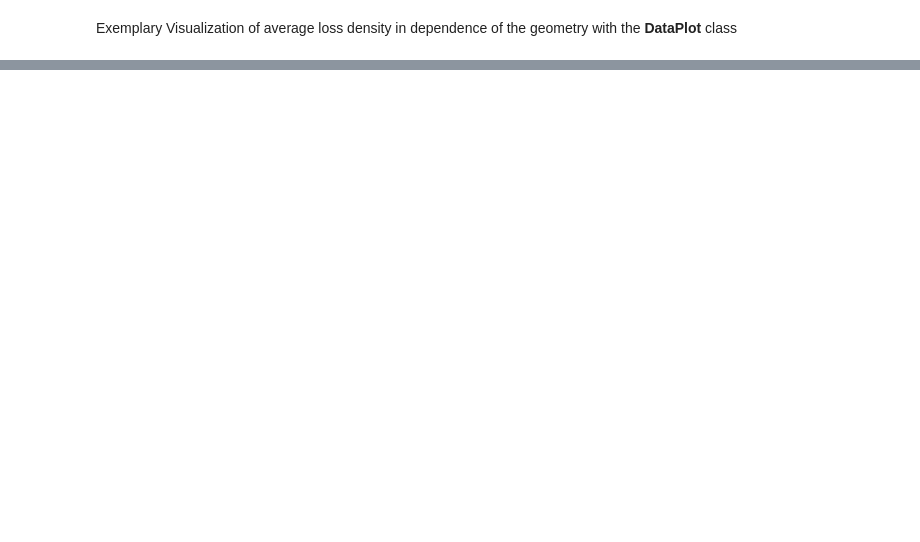
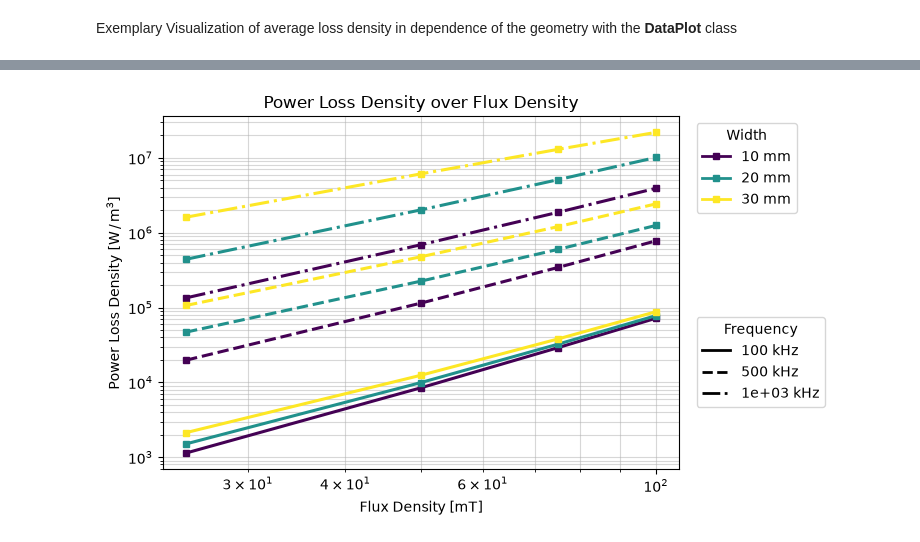
Before and after one commit to upb-lea/MPhSweepKit, a Jupyter notebook: examples/studies/infinite_ferrite_cross_sections/script_3_plot.ipynb, the cells around one changed output, grey strips where cells are left out. Cells and saved outputs as stored; diff of their text form; code cells hidden in the pictures; blank space fills up the shorter version.

```diff
--- a/examples/studies/infinite_ferrite_cross_sections/script_3_plot.ipynb
+++ b/examples/studies/infinite_ferrite_cross_sections/script_3_plot.ipynb
@@ -91,0 +92,44 @@ plt.show()
+# %%
+# Filter data
+dp_filtered = dp.filter_rows({"freq": [100, 500, 1000]})
+
+fig, ax = plt.subplots(figsize=(7.5, 4.5))
+
+custom_settings = PlotSettings(
+    x_scale="log",
+    y_scale="log",
+    show_grid=True,
+    grid_which="both",
+    grid_alpha=0.5,
+    marker="s",
+    marker_size=5,
+    line_width=2.2,
+    color_map_name="viridis",
+    line_styles=("-", "--", "-.", ":"),
+    show_color_legend=True,
+    show_style_legend=True,
+    use_tight_layout=True
+)
+
+dp_filtered.y_over_x_with_color_and_style(
+    ax,
+    y_col="p_loss",
+    x_col="b_mean",
+    color_col="w",
+    style_col="freq",
+    settings=custom_settings,
+    text_overrides=PlotTextOverrides(
+        x_label="Flux Density",
+        x_unit="mT",
+        y_label="Power Loss Density",
+        y_unit="$\\mathrm{W} \\, / \\, \\mathrm{m}^3$",
+        color_label="Width",
+        color_unit="mm",
+        style_label="Frequency",
+        style_unit="kHz",
+    ),
+)
+
+plt.show()
+# %% [output]
+[figure, added]
```
Also changed, not shown: parts of 1 cell of this notebook, 1 other file.
